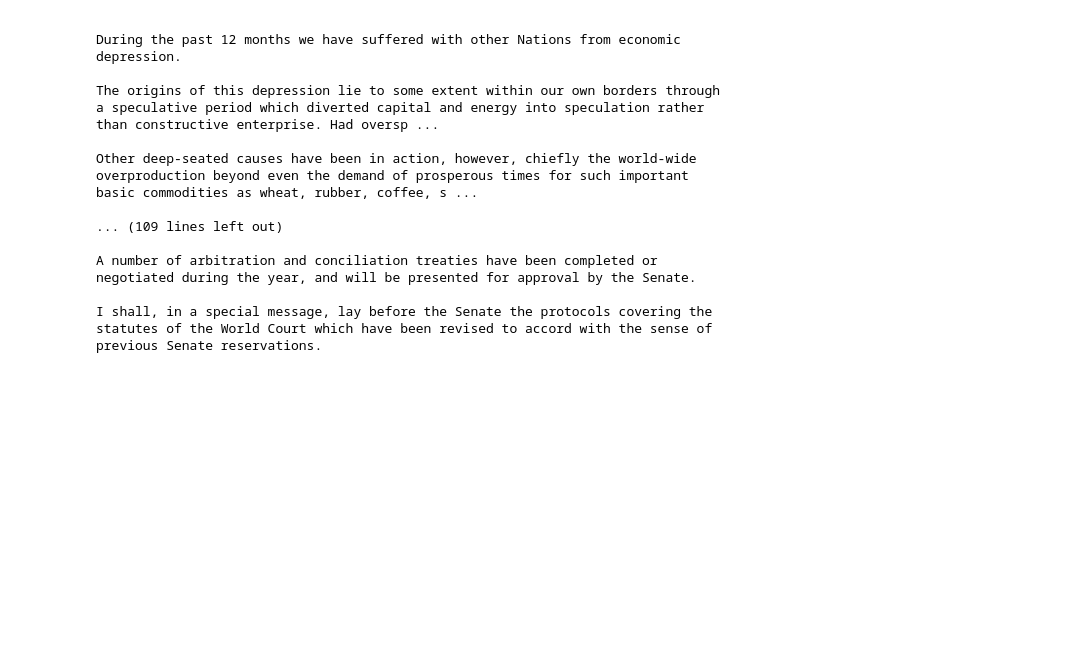
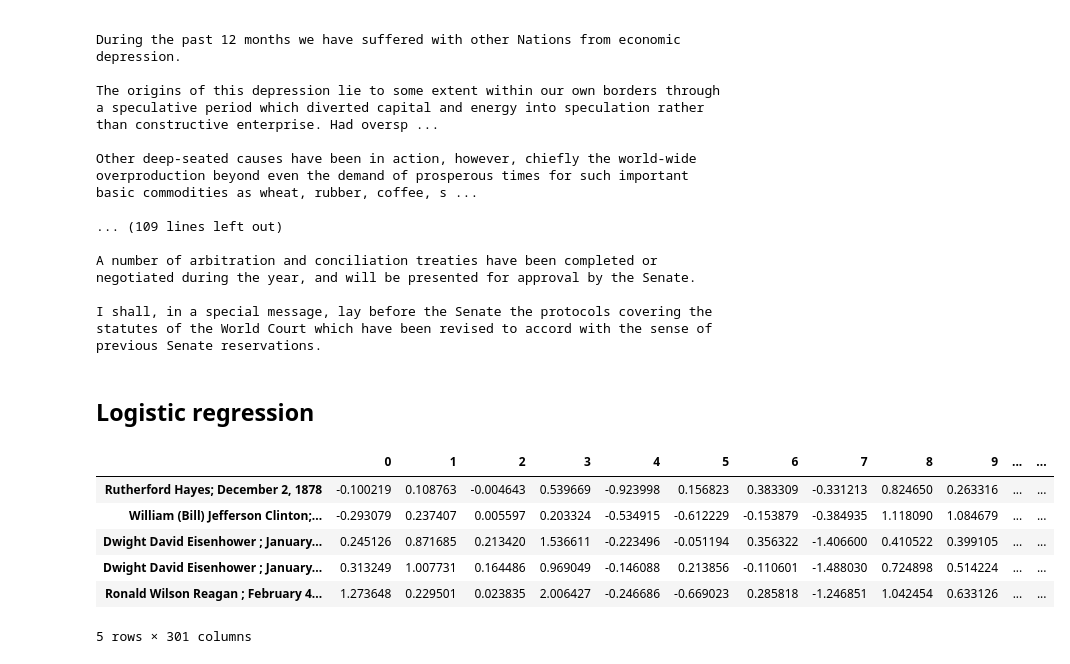
Before and after one commit to rtlee9/state-of-the-union, a Jupyter notebook: parse_speeches.ipynb, the cells around one changed output. Cells and saved outputs as stored; diff of their text form; code cells hidden in the pictures; blank space fills up the shorter version.

Commit message:
Add initial set of models: predict party with docvecs

```diff
--- a/parse_speeches.ipynb
+++ b/parse_speeches.ipynb
@@ -119,4 +132,4 @@ assert doc2vec.FAST_VERSION > -1,\
 # %%
-model = doc2vec.Doc2Vec(dm=1, dm_mean=1, size=100, window=8, negative=2,
-                hs=0, min_count=3, workers=cores)
+model = doc2vec.Doc2Vec(dm=1, dm_mean=1, size=300, window=8, negative=2,
+                hs=0, min_count=3, workers=cores, iter=5)
 model.build_vocab(docs)
@@ -123,3 +138,5 @@ model.build_vocab(docs)
 # %%
 random.seed(400)
 save_ind = True
+# %%
+model.train(docs)
@@ -126,5 +145,5 @@ save_ind = True
 # %%
-for epoch in range(10):
+for epoch in range(3):
     sys.stdout.write('.')
     sys.stdout.flush()
 
@@ -220,3 +239,5 @@ Other deep-seated causes have been in action, however, chiefly the world-wide ov
 A number of arbitration and conciliation treaties have been completed or negotiated during the year, and will be presented for approval by the Senate.
 
 I shall, in a special message, lay before the Senate the protocols covering the statutes of the World Court which have been revised to accord with the sense of previous Senate reservations.
+# %% [markdown]
+## Logistic regression
@@ -222,0 +246,15 @@ I shall, in a special message, lay before the Senate the protocols covering the
+# %%
+dv = list(model.docvecs)
+dt = list(model.docvecs.doctags)
+# %%
+X = pd.DataFrame(dv, index=dt)
+X['year'] = df.index.str[-4:]
+X.head()
+# %% [output]
+|  | 0 | 1 | 2 | 3 | 4 | 5 | 6 | 7 | 8 | 9 | ... | ... |
+| Rutherford Hayes; December 2, 1878 | -0.100219 | 0.108763 | -0.004643 | 0.539669 | -0.923998 | 0.156823 | 0.383309 | -0.331213 | 0.824650 | 0.263316 | ... | ... |
+| William (Bill) Jefferson Clinton;... | -0.293079 | 0.237407 | 0.005597 | 0.203324 | -0.534915 | -0.612229 | -0.153879 | -0.384935 | 1.118090 | 1.084679 | ... | ... |
+| Dwight David Eisenhower ; January... | 0.245126 | 0.871685 | 0.213420 | 1.536611 | -0.223496 | -0.051194 | 0.356322 | -1.406600 | 0.410522 | 0.399105 | ... | ... |
+| Dwight David Eisenhower ; January... | 0.313249 | 1.007731 | 0.164486 | 0.969049 | -0.146088 | 0.213856 | -0.110601 | -1.488030 | 0.724898 | 0.514224 | ... | ... |
+| Ronald Wilson Reagan ; February 4... | 1.273648 | 0.229501 | 0.023835 | 2.006427 | -0.246686 | -0.669023 | 0.285818 | -1.246851 | 1.042454 | 0.633126 | ... | ... |
+5 rows × 301 columns
```
Also changed, not shown: parts of 26 cells of this notebook, 1 other file.
